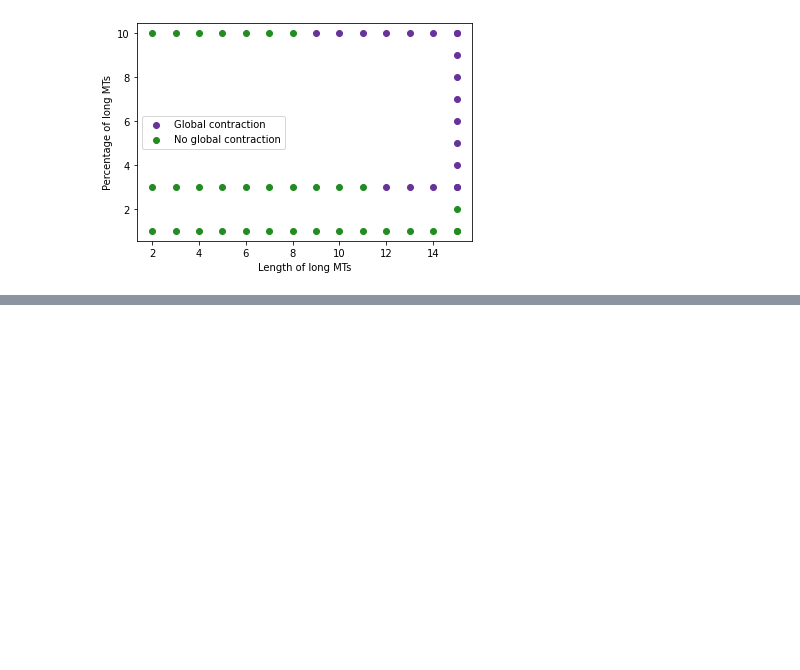
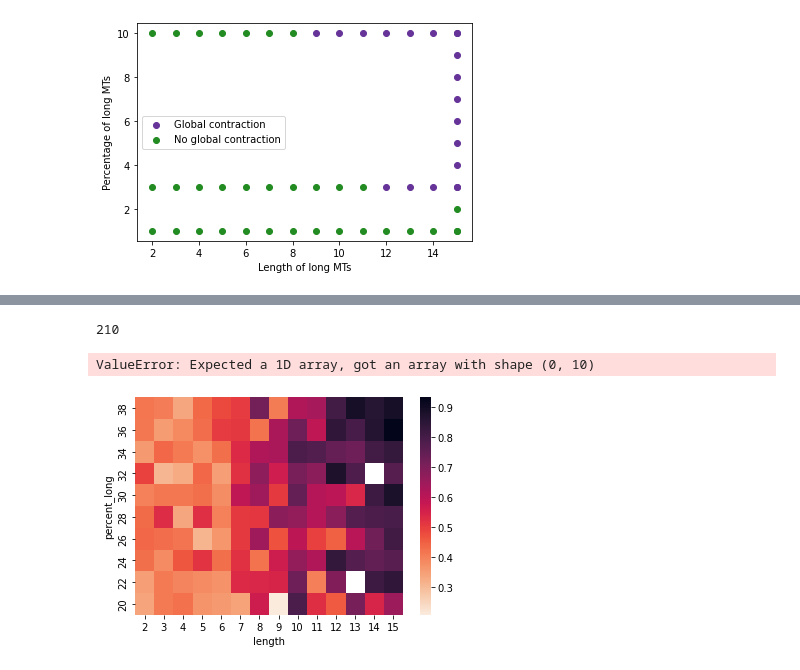
Before and after one commit to shichenliu97/active-matters-programmed-phase-transition, a Jupyter notebook: analysis/percolation-phases.ipynb, the cells around one changed output, grey strips where cells are left out. Saved outputs shown, nothing was run; the diff lists cells and outputs as text; code cells hidden in the pictures; blank space fills up the shorter version.

```diff
--- a/analysis/percolation-phases.ipynb
+++ b/analysis/percolation-phases.ipynb
@@ -91,0 +116,16 @@ df = df.assign(in_aster_frac=col.values)
+# %%
+df_list = []
+for file_number in range(140):
+    filename = '/Users/rosalindpan/thomsonlab/simulation/percolation/full-param-search2/config{}.cym'.format(
+                    (4-len(str(file_number)))*'0'+str(file_number))
+    file = open(filename, 'r')
+    lines = file.readlines()
+    num_long = int(lines[34].split()[1])
+    length = int(lines[36].strip().split()[2])
+    percent_long = int(num_long * length / 1000 * 100)
+    if (percent_long) % 2 != 0:
+        percent_long += 1
+    rv = {'series': 2, 'run': file_number, 'length': length, 'percent_long': percent_long, 'globally_contract':0}
+    df_list.append(rv)
+# %%
+df = pd.DataFrame(df_list)
@@ -91,0 +173,4 @@ df = df.assign(in_aster_frac=col.values)
+# %%
+len(df_total)
+# %% [output]
+210
@@ -91,0 +216,5 @@ df = df.assign(in_aster_frac=col.values)
+# %%
+col = df_total.apply(in_aster_fraction, axis=1)
+df_total = df_total.assign(in_aster_frac=col.values)
+# %% [output]
+ValueError: Expected a 1D array, got an array with shape (0, 10)
@@ -91,0 +223,9 @@ df = df.assign(in_aster_frac=col.values)
+# %%
+df_pivoted = df.pivot("percent_long", "length", "in_aster_frac")
+
+fig, axes = plt.subplots()
+ax = sns.heatmap(df_pivoted, cmap=sns.cm.rocket_r)
+ax.invert_yaxis()
+plt.show()
+# %% [output]
+[figure, added]
```
Also changed, not shown: parts of 22 cells of this notebook, 7 other files.
